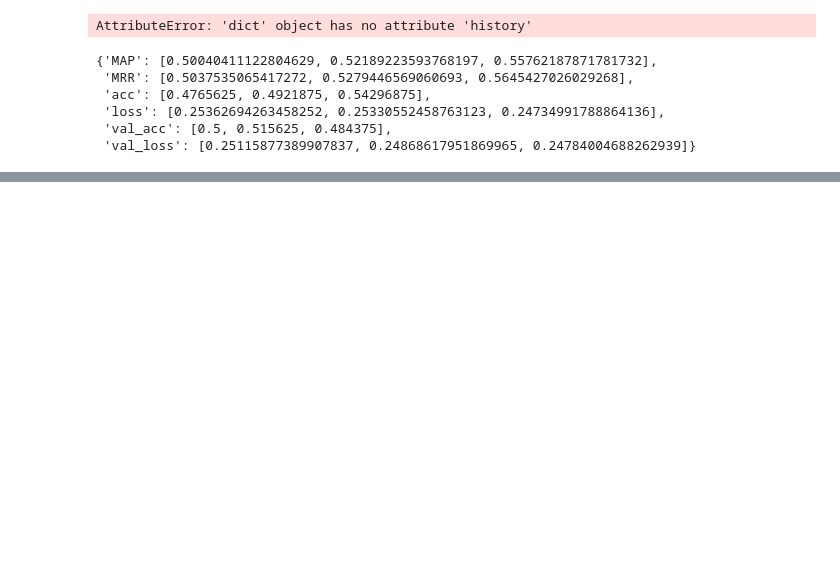
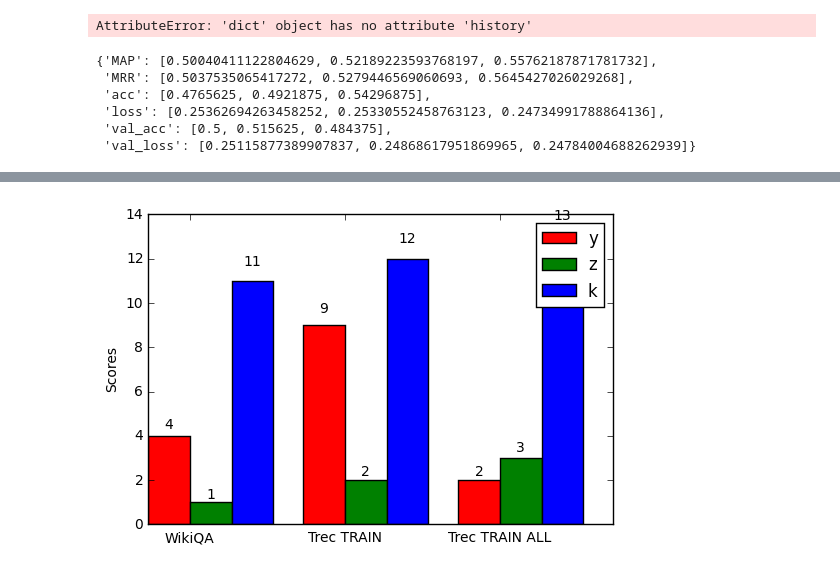
Before and after one commit to andresrosso/passage_retrieval, a Jupyter notebook: code/Keras_ConvNet_test_model.ipynb, the cells around one changed output, grey strips where cells are left out. Drawn from its saved outputs; the diff is of its cells as text; code cells hidden in the pictures; blank space fills up the shorter version.

```diff
--- a/code/Keras_ConvNet_test_model.ipynb
+++ b/code/Keras_ConvNet_test_model.ipynb
@@ -623,0 +743,36 @@ with open('out_file', 'wb') as output:
+# %%
+import numpy as np
+import matplotlib.pyplot as plt
+
+N = 3
+ind = np.arange(N)  # the x locations for the groups
+width = 0.27       # the width of the bars
+
+fig = plt.figure()
+ax = fig.add_subplot(111)
+
+yvals = [4, 9, 2]
+rects1 = ax.bar(ind, yvals, width, color='r')
+zvals = [1,2,3]
+rects2 = ax.bar(ind+width, zvals, width, color='g')
+kvals = [11,12,13]
+rects3 = ax.bar(ind+width*2, kvals, width, color='b')
+
+ax.set_ylabel('Scores')
+ax.set_xticks(ind+width)
+ax.set_xticklabels( ('WikiQA', 'Trec TRAIN', 'Trec TRAIN ALL') )
+ax.legend( (rects1[0], rects2[0], rects3[0]), ('y', 'z', 'k') )
+
+def autolabel(rects):
+    for rect in rects:
+        h = rect.get_height()
+        ax.text(rect.get_x()+rect.get_width()/2., 1.05*h, '%d'%int(h),
+                ha='center', va='bottom')
+
+autolabel(rects1)
+autolabel(rects2)
+autolabel(rects3)
+
+plt.show()
+# %% [output]
+[figure, added]
```
Also changed, not shown: parts of 50 cells of this notebook, 14 other files.
